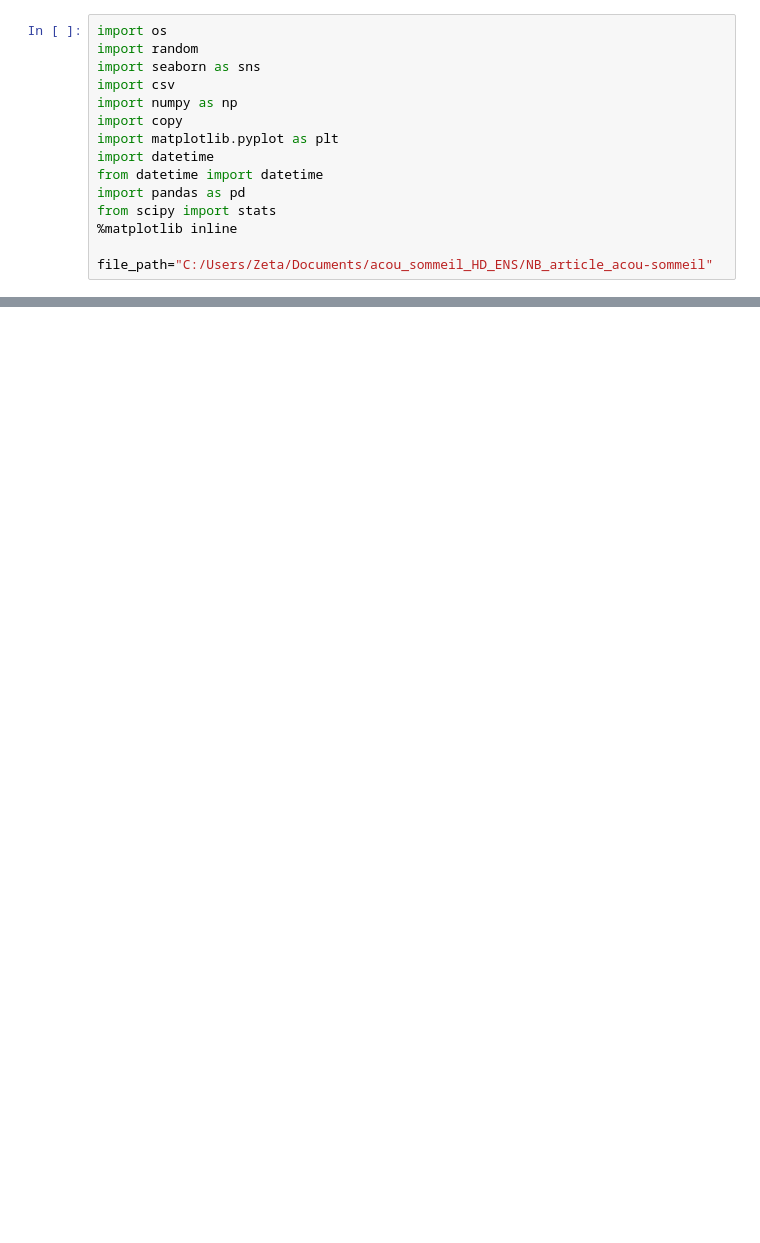
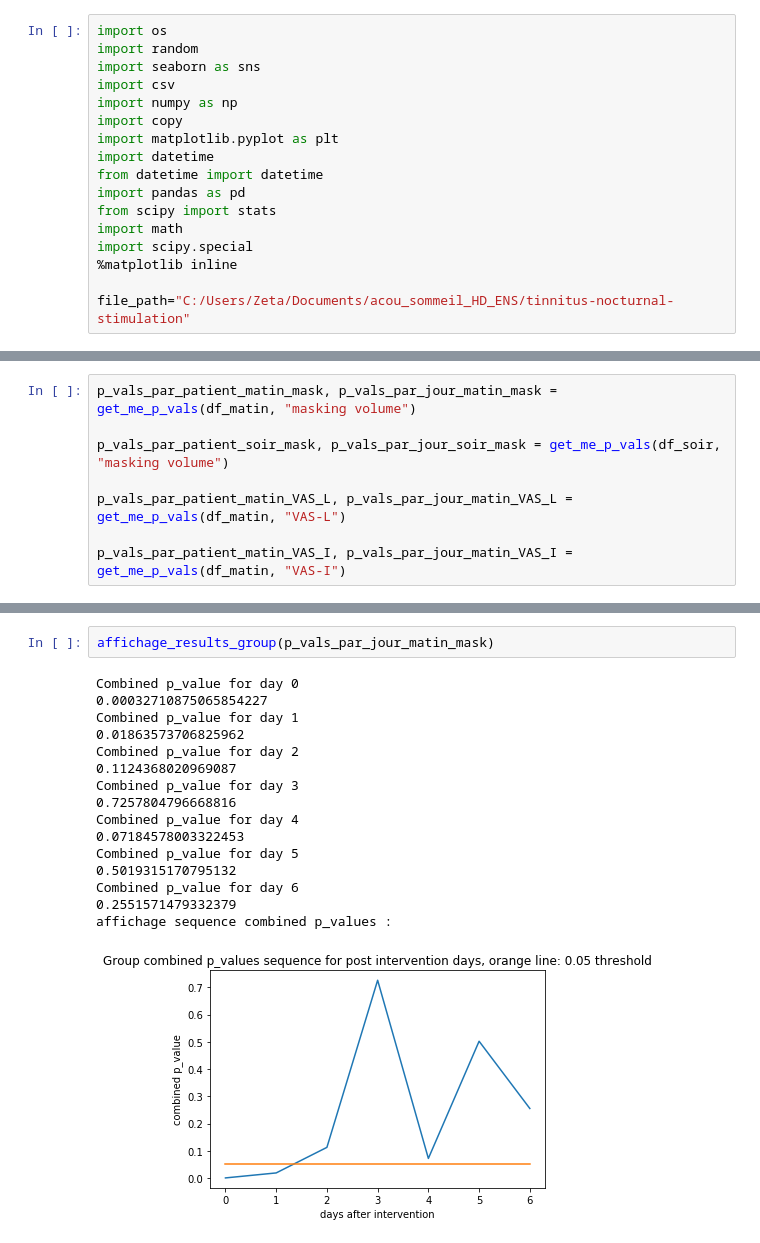
Before and after one commit to lkorczowski/tinnitus-nocturnal-stimulation, a Jupyter notebook: Analyse intra-sujet suivi quotidien.ipynb, the cells around one changed output, grey strips where cells are left out. Cells and saved outputs as stored; diff of their text form; blank space fills up the shorter version.

```diff
--- a/Analyse intra-sujet suivi quotidien.ipynb
+++ b/Analyse intra-sujet suivi quotidien.ipynb
@@ -10,9 +10,11 @@ import datetime
 from datetime import datetime
 import pandas as pd
 from scipy import stats
+import math
+import scipy.special
 %matplotlib inline
 
-file_path="C:/Users/Zeta/Documents/acou_sommeil_HD_ENS/NB_article_acou-sommeil"
+file_path="C:/Users/Zeta/Documents/acou_sommeil_HD_ENS/tinnitus-nocturnal-stimulation"
 # %%
 df_matin={}
 os.chdir(file_path+"/df_matin")
@@ -113,0 +155,8 @@ print(l)
+# %%
+p_vals_par_patient_matin_mask, p_vals_par_jour_matin_mask = get_me_p_vals(df_matin, "masking volume")
+
+p_vals_par_patient_soir_mask, p_vals_par_jour_soir_mask = get_me_p_vals(df_soir, "masking volume")
+
+p_vals_par_patient_matin_VAS_L, p_vals_par_jour_matin_VAS_L = get_me_p_vals(df_matin, "VAS-L")
+
+p_vals_par_patient_matin_VAS_I, p_vals_par_jour_matin_VAS_I = get_me_p_vals(df_matin, "VAS-I")
@@ -113,0 +170,19 @@ print(l)
+# %%
+affichage_results_group(p_vals_par_jour_matin_mask)
+# %% [output]
+Combined p_value for day 0
+0.00032710875065854227
+Combined p_value for day 1
+0.01863573706825962
+Combined p_value for day 2
+0.1124368020969087
+Combined p_value for day 3
+0.7257804796668816
+Combined p_value for day 4
+0.07184578003322453
+Combined p_value for day 5
+0.5019315170795132
+Combined p_value for day 6
+0.2551571479332379
+affichage sequence combined p_values :
+[figure, added]
```
Also changed, not shown: parts of 16 cells of this notebook, 13 other files.
